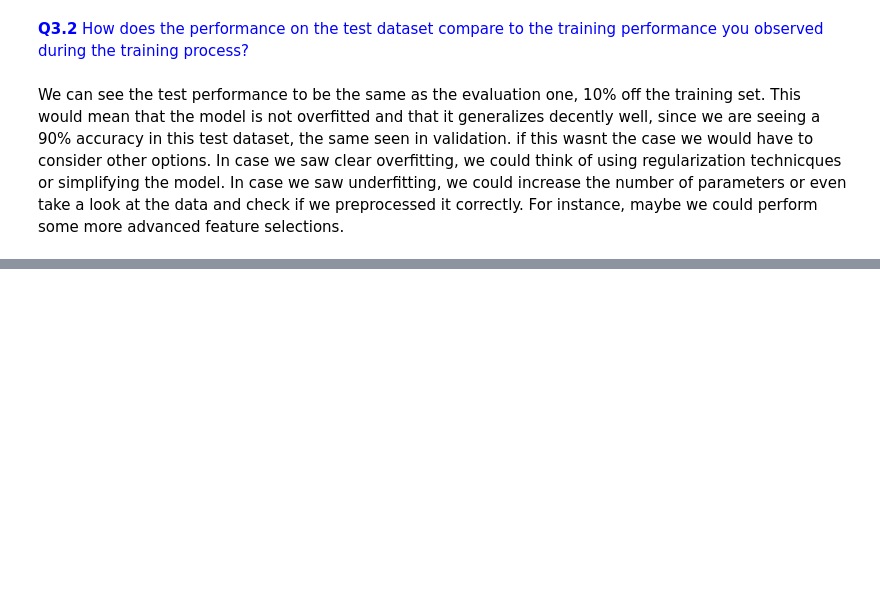
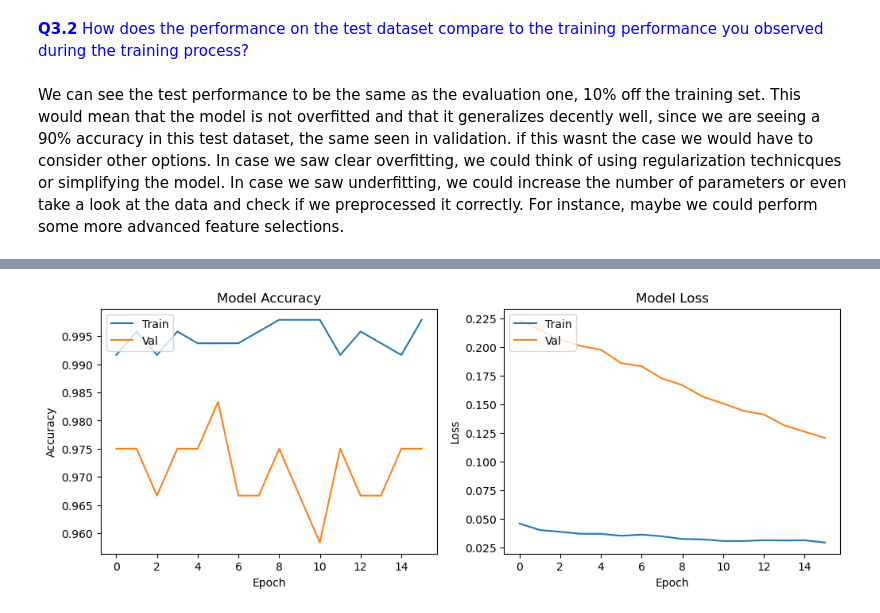
Before and after one commit to GNajeral/DEEP-LEARNING-TP, a Jupyter notebook: TP2/DEL_TP2_Convolutional_Neural Network_vstudent-part1.ipynb, the cells around one changed output, grey strips where cells are left out. Cells and saved outputs as stored; diff of their text form; code cells hidden in the pictures; blank space fills up the shorter version.

```diff
--- a/TP2/DEL_TP2_Convolutional_Neural Network_vstudent-part1.ipynb
+++ b/TP2/DEL_TP2_Convolutional_Neural Network_vstudent-part1.ipynb
@@ -320,0 +341,10 @@ We can see the test performance to be the same as the evaluation one, 10% off th
+# %%
+# Train the model
+history = happy_model.fit(
+    normalized_train,
+    train_set_y,
+    epochs=40,
+    batch_size=64,
+    validation_split=0.2,       # 20% of the data will be used as validation set
+    callbacks=[checkpoint, early_stopping]
+)
@@ -320,0 +369,23 @@ We can see the test performance to be the same as the evaluation one, 10% off th
+# %%
+# Plot training & validation accuracy values
+plt.figure(figsize=(12, 4))
+plt.subplot(1, 2, 1)
+plt.plot(history.history['accuracy'])
+plt.plot(history.history['val_accuracy'])
+plt.title('Model Accuracy')
+plt.ylabel('Accuracy')
+plt.xlabel('Epoch')
+plt.legend(['Train', 'Val'], loc='upper left')
+
+# Plot training & validation loss values
+plt.subplot(1, 2, 2)
+plt.plot(history.history['loss'])
+plt.plot(history.history['val_loss'])
+plt.title('Model Loss')
+plt.ylabel('Loss')
+plt.xlabel('Epoch')
+plt.legend(['Train', 'Val'], loc='upper left')
+
+plt.show()
+# %% [output]
+[figure, added]
```
Also changed, not shown: parts of 6 cells of this notebook, 1 other file.
